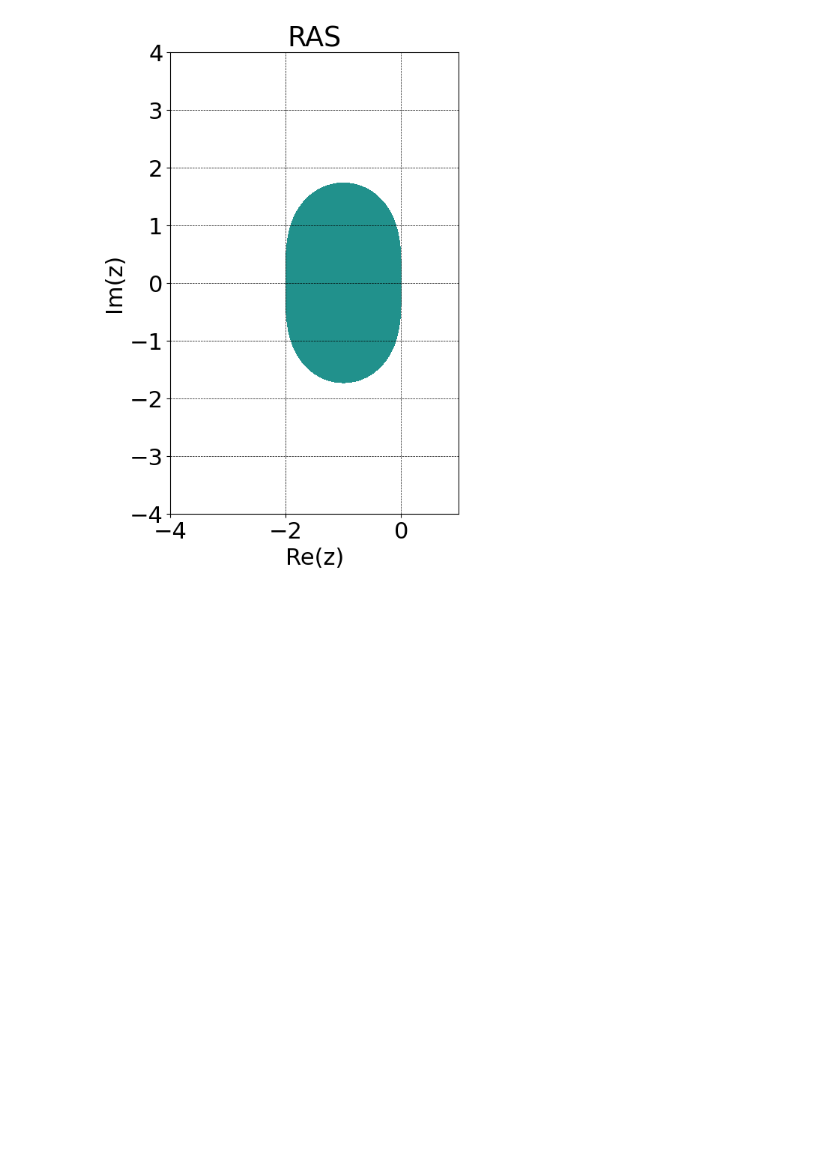
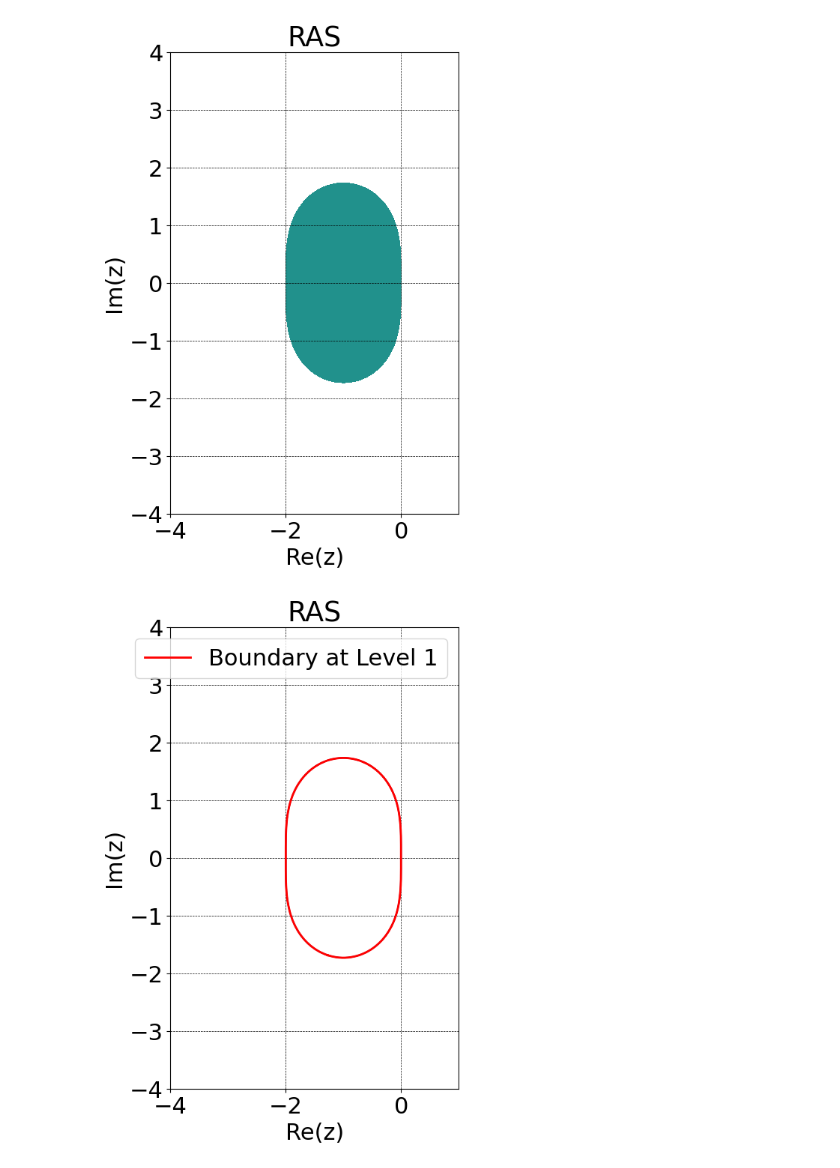
Before and after one commit to AlexZhangKKA/AMSC661, a Jupyter notebook: HW_AMSC661/RK_RAS.ipynb, the cells around one changed output. Saved outputs shown, nothing was run; the diff lists cells and outputs as text; code cells hidden in the pictures; blank space fills up the shorter version.

```diff
--- a/HW_AMSC661/RK_RAS.ipynb
+++ b/HW_AMSC661/RK_RAS.ipynb
@@ -25,0 +49,49 @@ plt.savefig('RK2_RAS.pdf')
+# %%
+
+import numpy as np
+import matplotlib.pyplot as plt
+
+def extract_RAS_boundary(xg, yg, func):
+    bdrydata = plt.contour(xg, yg, func, [1])
+    pts = np.array([]).reshape(0,2)  # Initialize an empty array to hold the points
+    for item in bdrydata.collections:
+        for i in item.get_paths():
+            # Concatenate the vertices of each path
+            if len(pts) == 0:
+                pts = i.vertices
+            else:
+                pts = np.concatenate((pts, i.vertices), axis=0)
+    return pts
+
+# Generate the grid
+nx = 100
+ny = 160
+x = np.linspace(-4, 1, nx)
+y = np.linspace(-4, 4, ny)
+xg, yg = np.meshgrid(x, y)
+
+# Define the complex function
+z = xg + 1j*yg
+f = 1 + z + 0.5*z*z
+absf = (f.real)**2 + (f.imag)**2
+
+# Plotting
+plt.rcParams.update({'font.size': 22})
+fig, ax = plt.subplots(figsize=(8, 8))
+
+plt.title("RAS")
+plt.xlabel("Re(z)")
+plt.ylabel("Im(z)")
+ax.set_aspect(1)
+plt.grid(color='k', linestyle='--', linewidth=0.5)
+
+# Extract and plot the boundary at the specified level
+pts = extract_RAS_boundary(xg, yg, absf)
+if len(pts) > 0:
+    plt.plot(pts[:, 0], pts[:, 1], 'r-', linewidth=2, label='Boundary at Level 1')
+    plt.legend()
+
+plt.savefig('RK2_RAS_with_boundary.pdf')
+plt.show()
+# %% [output]
+[figure, added]
```
Also changed, not shown: parts of 1 cell of this notebook, 2 other files.
